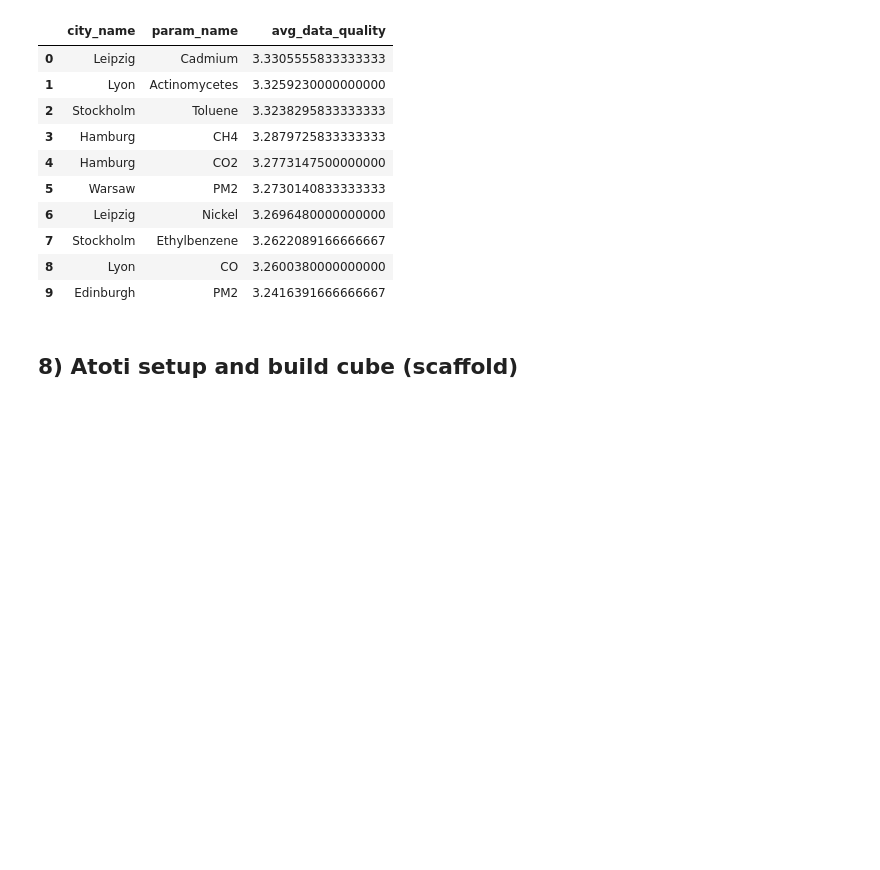
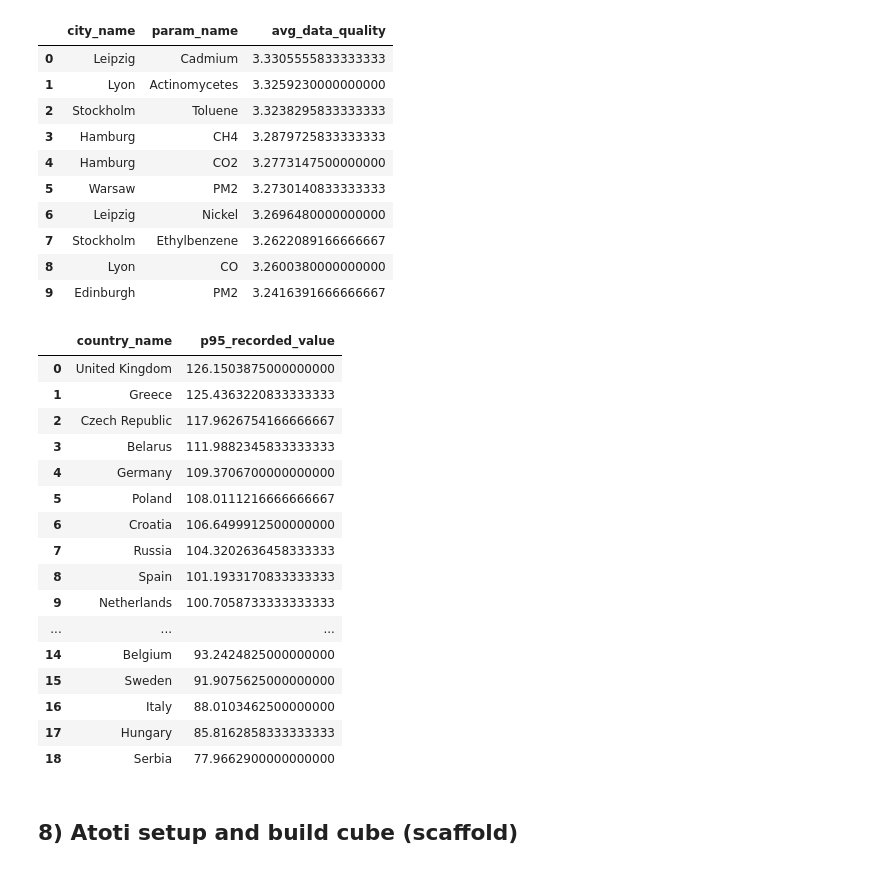
Before and after one commit to timg4/BusinessIntelligence, a Jupyter notebook: DWH2/AirQ_Part2_061.ipynb, the cells around one changed output. Drawn from its saved outputs; the diff is of its cells as text; code cells hidden in the pictures; blank space fills up the shorter version.

Commit message:
finished sql questions

```diff
--- a/DWH2/AirQ_Part2_061.ipynb
+++ b/DWH2/AirQ_Part2_061.ipynb
@@ -415,3 +415,25 @@ display(df)
 | 7 | Stockholm | Ethylbenzene | 3.2622089166666667 |
 | 8 | Lyon | CO | 3.2600380000000000 |
 | 9 | Edinburgh | PM2 | 3.2416391666666667 |
+# %%
+# Business question Q24
+df = run_sqlscript("sql/a2_q24.sql", engine=engine, progress=VERBOSE_SQL)
+display(df)
+# %% [output]
+|  | country_name | p95_recorded_value |
+| 0 | United Kingdom | 126.1503875000000000 |
+| 1 | Greece | 125.4363220833333333 |
+| 2 | Czech Republic | 117.9626754166666667 |
+| 3 | Belarus | 111.9882345833333333 |
+| 4 | Germany | 109.3706700000000000 |
+| 5 | Poland | 108.0111216666666667 |
+| 6 | Croatia | 106.6499912500000000 |
+| 7 | Russia | 104.3202636458333333 |
+| 8 | Spain | 101.1933170833333333 |
+| 9 | Netherlands | 100.7058733333333333 |
+| ... | ... | ... |
+| 14 | Belgium | 93.2424825000000000 |
+| 15 | Sweden | 91.9075625000000000 |
+| 16 | Italy | 88.0103462500000000 |
+| 17 | Hungary | 85.8162858333333333 |
+| 18 | Serbia | 77.9662900000000000 |
```
Also changed, not shown: parts of 3 cells of this notebook, 5 other files.
